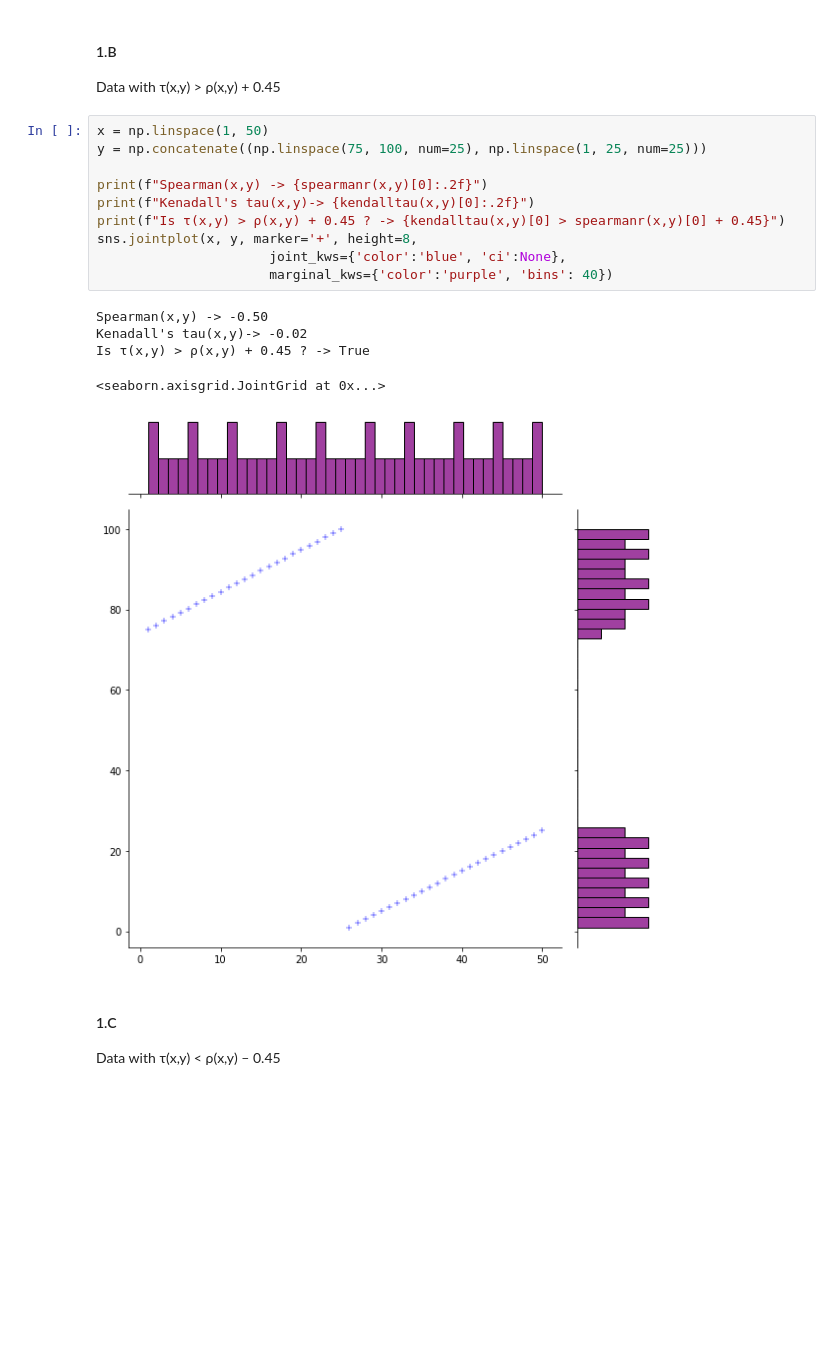
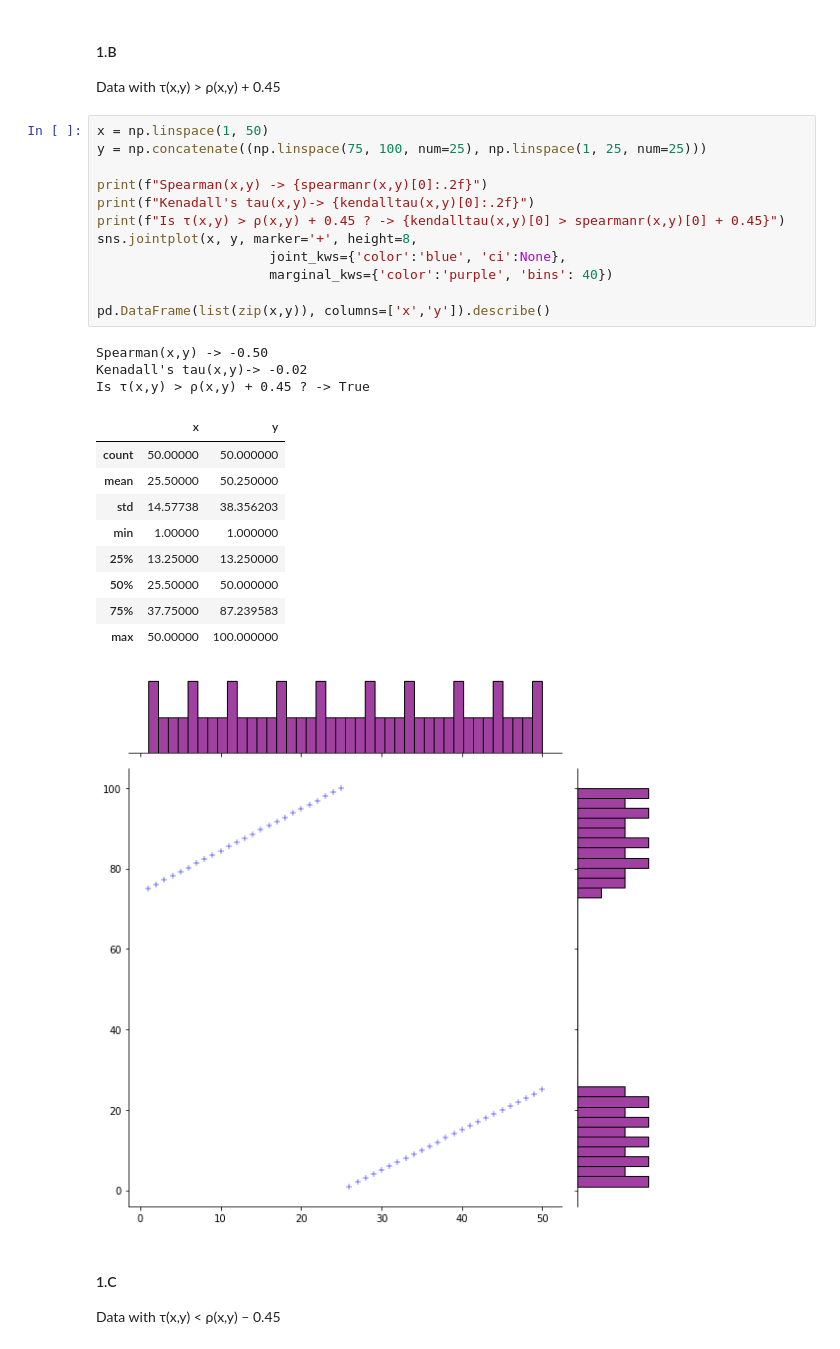
Before and after one commit to Omergral/Statistics_DataAnalysis_Msc, a Jupyter notebook: HW/HW3/HW3.ipynb, the cells around one changed output. Drawn from its saved outputs; the diff is of its cells as text; blank space fills up the shorter version.

```diff
--- a/HW/HW3/HW3.ipynb
+++ b/HW/HW3/HW3.ipynb
@@ -74,18 +86,28 @@ Data with τ(x,y) > ρ(x,y) + 0.45
 # %%
 x = np.linspace(1, 50)
 y = np.concatenate((np.linspace(75, 100, num=25), np.linspace(1, 25, num=25)))
 
 print(f"Spearman(x,y) -> {spearmanr(x,y)[0]:.2f}")
 print(f"Kenadall's tau(x,y)-> {kendalltau(x,y)[0]:.2f}")
 print(f"Is τ(x,y) > ρ(x,y) + 0.45 ? -> {kendalltau(x,y)[0] > spearmanr(x,y)[0] + 0.45}")
 sns.jointplot(x, y, marker='+', height=8,
                       joint_kws={'color':'blue', 'ci':None},
                       marginal_kws={'color':'purple', 'bins': 40})
+
+pd.DataFrame(list(zip(x,y)), columns=['x','y']).describe()
 # %% [output]
 Spearman(x,y) -> -0.50
 Kenadall's tau(x,y)-> -0.02
 Is τ(x,y) > ρ(x,y) + 0.45 ? -> True
-<seaborn.axisgrid.JointGrid at 0x...>
+|  | x | y |
+| count | 50.00000 | 50.000000 |
+| mean | 25.50000 | 50.250000 |
+| std | 14.57738 | 38.356203 |
+| min | 1.00000 | 1.000000 |
+| 25% | 13.25000 | 13.250000 |
+| 50% | 25.50000 | 50.000000 |
+| 75% | 37.75000 | 87.239583 |
+| max | 50.00000 | 100.000000 |
 [figure]
 # %% [markdown]
 #### 1.C
```
Also changed, not shown: parts of 23 cells of this notebook.
